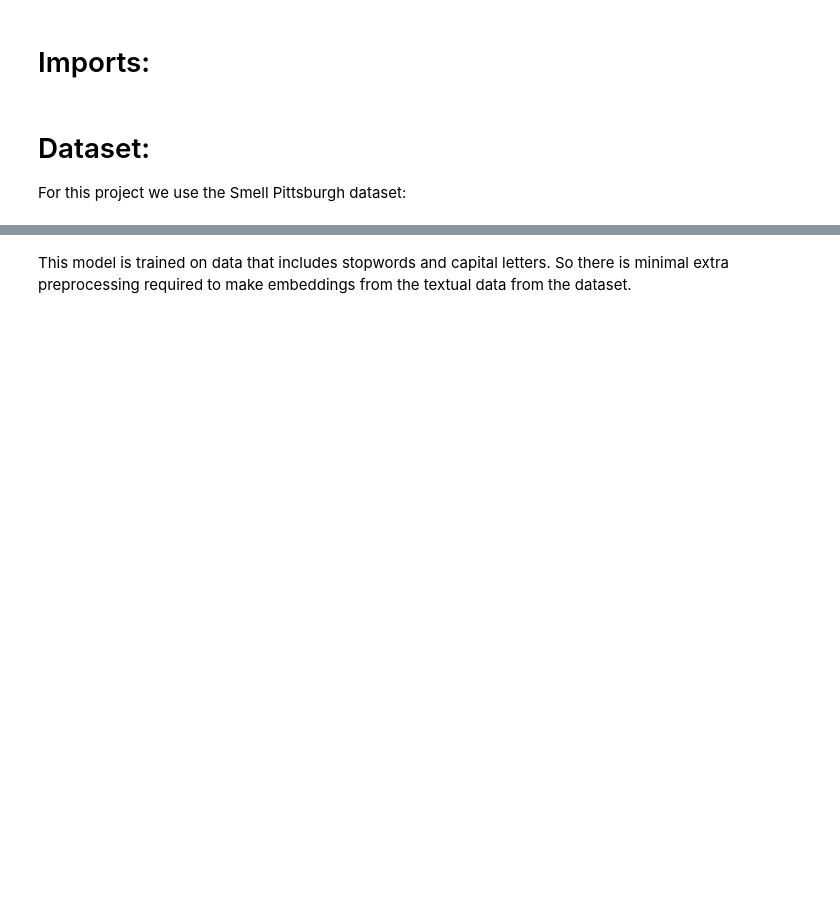
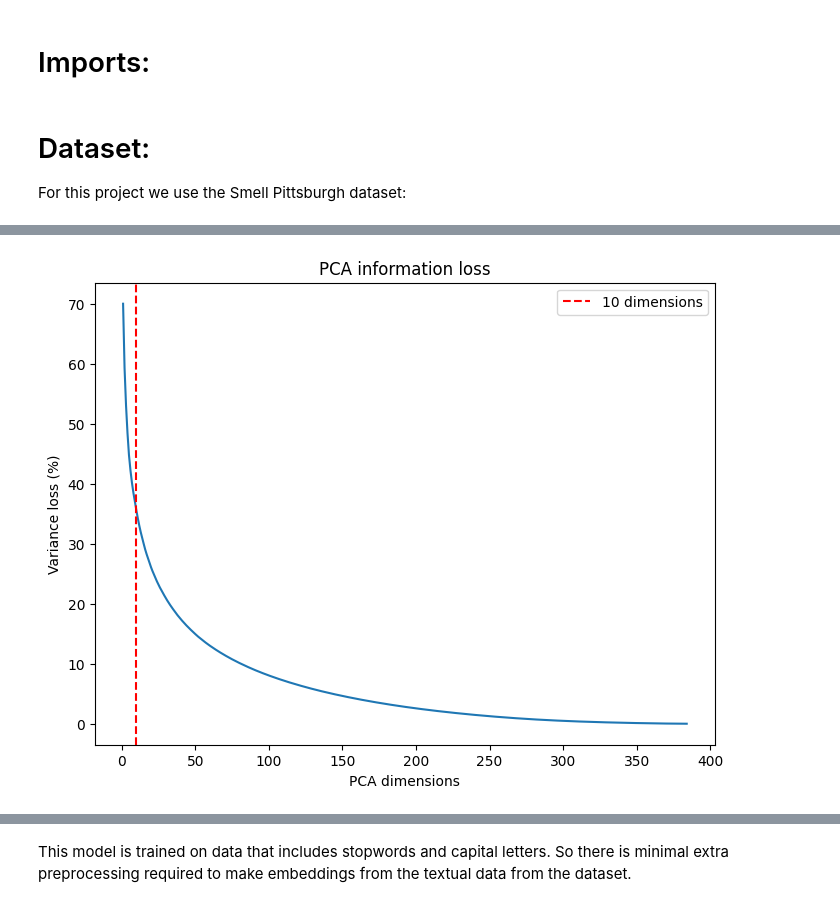
Before and after one commit to thomaselsinga/bachelor_thesis, a Jupyter notebook: notebook.ipynb, the cells around one changed output, grey strips where cells are left out. Saved outputs shown, nothing was run; the diff lists cells and outputs as text; code cells hidden in the pictures; blank space fills up the shorter version.

```diff
--- a/notebook.ipynb
+++ b/notebook.ipynb
@@ -135,0 +153,13 @@ embeddings = model.encode(df_raw["combined"].tolist())
+# %%
+plt.figure(figsize=(8,6))
+plt.plot(range(1, len(loss) + 1), loss * 100)
+plt.axvline(10, color='red', linestyle='--', label='10 dimensions')
+
+plt.xlabel("PCA dimensions")
+plt.ylabel("Variance loss (%)")
+plt.title("PCA information loss")
+
+plt.legend()
+plt.show()
+# %% [output]
+[figure, added]
```
Also changed, not shown: parts of 30 cells of this notebook, 3 other files.
